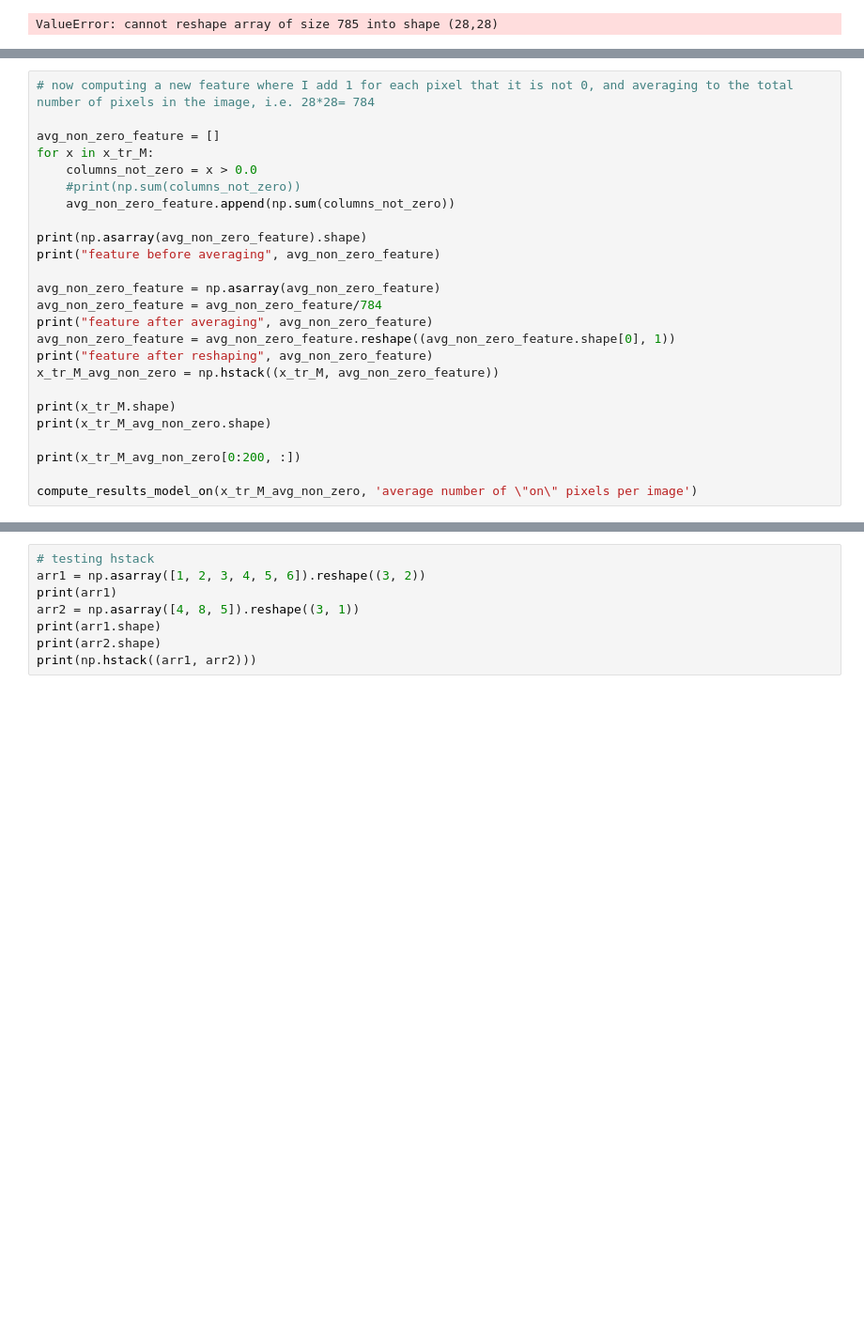
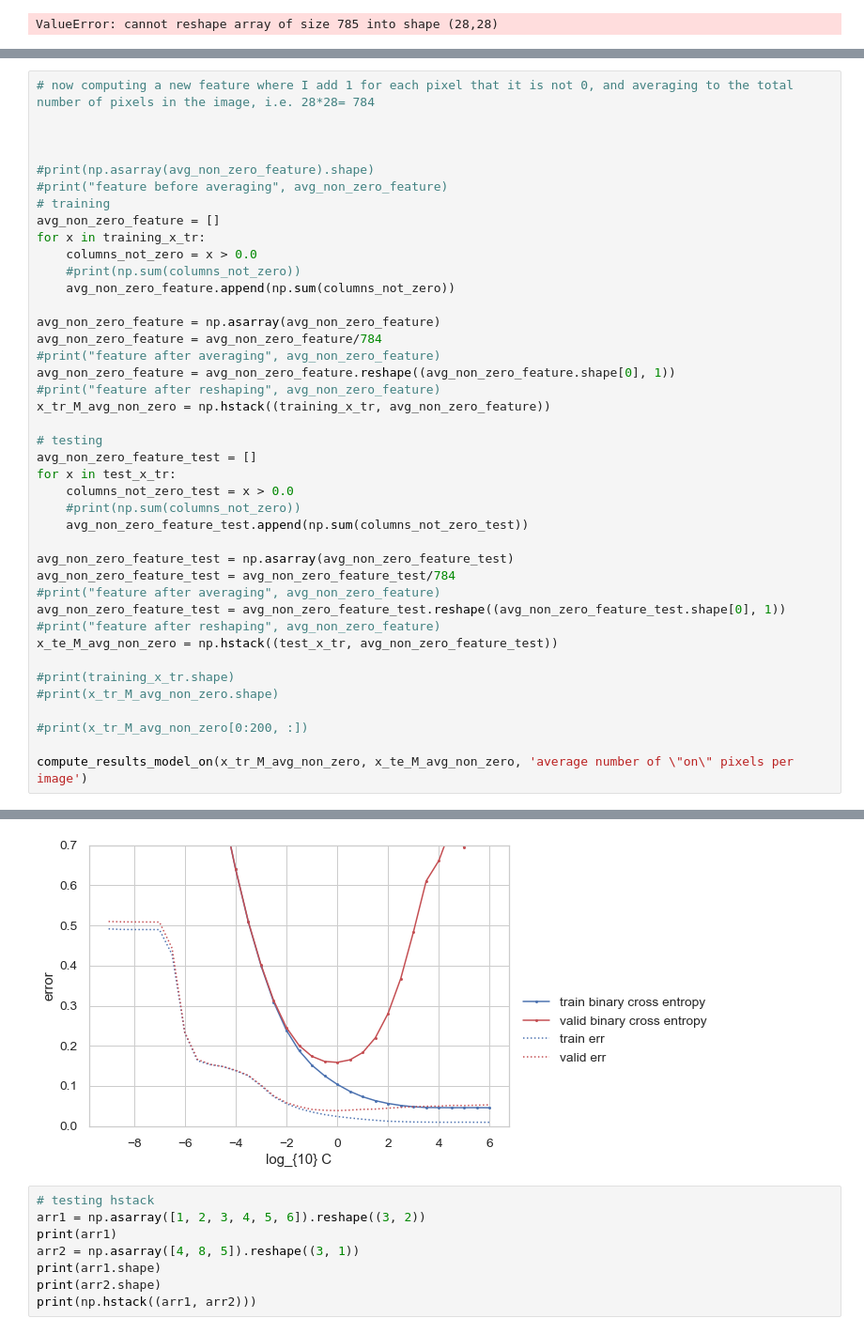
Before and after one commit to kamibrumi/comp135-intro-to-ml, a Jupyter notebook: projectA/projA_notebook_p2.ipynb, the cells around one changed output, grey strips where cells are left out. Shown at 94% size. Drawn from its saved outputs; the diff is of its cells as text; blank space fills up the shorter version.

```diff
--- a/projectA/projA_notebook_p2.ipynb
+++ b/projectA/projA_notebook_p2.ipynb
@@ -408,26 +445,42 @@ AssertionError:
 # %%
 # now computing a new feature where I add 1 for each pixel that it is not 0, and averaging to the total number of pixels in the image, i.e. 28*28= 784
 
+
+
+#print(np.asarray(avg_non_zero_feature).shape)
+#print("feature before averaging", avg_non_zero_feature)
+# training
 avg_non_zero_feature = []
-for x in x_tr_M:
+for x in training_x_tr:
     columns_not_zero = x > 0.0
     #print(np.sum(columns_not_zero))
     avg_non_zero_feature.append(np.sum(columns_not_zero))
 
-print(np.asarray(avg_non_zero_feature).shape)
-print("feature before averaging", avg_non_zero_feature)
-
 avg_non_zero_feature = np.asarray(avg_non_zero_feature)
 avg_non_zero_feature = avg_non_zero_feature/784
-print("feature after averaging", avg_non_zero_feature)
+#print("feature after averaging", avg_non_zero_feature)
 avg_non_zero_feature = avg_non_zero_feature.reshape((avg_non_zero_feature.shape[0], 1))
-print("feature after reshaping", avg_non_zero_feature)
-x_tr_M_avg_non_zero = np.hstack((x_tr_M, avg_non_zero_feature))
+#print("feature after reshaping", avg_non_zero_feature)
+x_tr_M_avg_non_zero = np.hstack((training_x_tr, avg_non_zero_feature))
 
-print(x_tr_M.shape)
-print(x_tr_M_avg_non_zero.shape)
+# testing
+avg_non_zero_feature_test = []
+for x in test_x_tr:
+    columns_not_zero_test = x > 0.0
+    #print(np.sum(columns_not_zero))
+    avg_non_zero_feature_test.append(np.sum(columns_not_zero_test))
 
-print(x_tr_M_avg_non_zero[0:200, :])
+avg_non_zero_feature_test = np.asarray(avg_non_zero_feature_test)
+avg_non_zero_feature_test = avg_non_zero_feature_test/784
+#print("feature after averaging", avg_non_zero_feature)
+avg_non_zero_feature_test = avg_non_zero_feature_test.reshape((avg_non_zero_feature_test.shape[0], 1))
+#print("feature after reshaping", avg_non_zero_feature)
+x_te_M_avg_non_zero = np.hstack((test_x_tr, avg_non_zero_feature_test))
 
-compute_results_model_on(x_tr_M_avg_non_zero, 'average number of \"on\" pixels per image')
+#print(training_x_tr.shape)
+#print(x_tr_M_avg_non_zero.shape)
+
+#print(x_tr_M_avg_non_zero[0:200, :])
+
+compute_results_model_on(x_tr_M_avg_non_zero, x_te_M_avg_non_zero, 'average number of \"on\" pixels per image')
 # %% [output]
@@ -454,3 +517,4 @@ AssertionError:
+[figure, added]
 # %%
 # testing hstack
 arr1 = np.asarray([1, 2, 3, 4, 5, 6]).reshape((3, 2))
```
Also changed, not shown: parts of 11 cells of this notebook.
